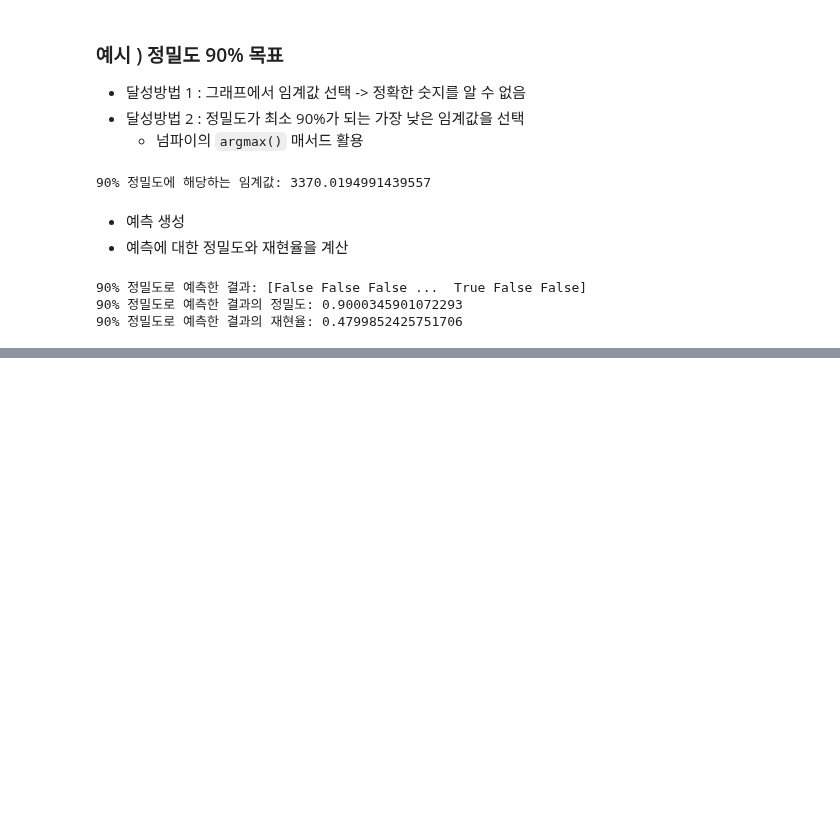
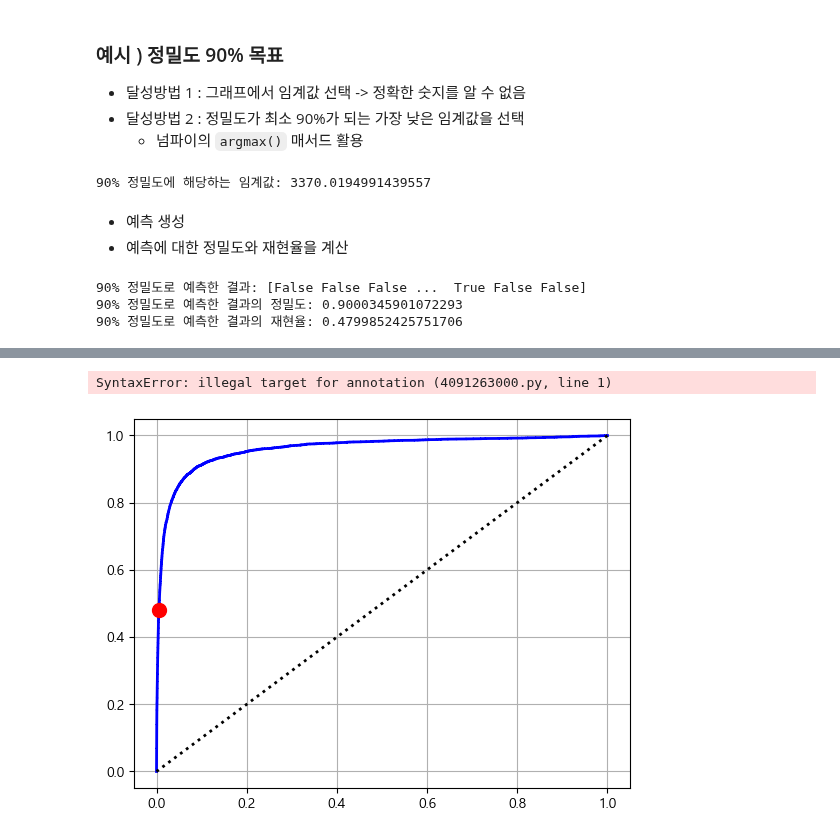
Before and after one commit to instar94/ml_tutorial, a Jupyter notebook: 06.Machine-Learning/handson/03_classification.ipynb, the cells around one changed output, grey strips where cells are left out. Drawn from its saved outputs; the diff is of its cells as text; code cells hidden in the pictures; blank space fills up the shorter version.

```diff
--- a/06.Machine-Learning/handson/03_classification.ipynb
+++ b/06.Machine-Learning/handson/03_classification.ipynb
@@ -337,0 +347,21 @@ print("90% 정밀도로 예측한 결과의 재현율:", recall_score(y_train_5,
+# %%
+- 점선 : 랜덤 분류기의 ROC 곡선
+- 좋은 분류기일 수록 점선(랜덤 분류기의 ROC 곡선)과 멀리 떨어 져있음
+# %% [output]
+SyntaxError: illegal target for annotation (4091263000.py, line 1)
+# %%
+from sklearn.metrics import roc_curve
+
+fpr, tpr, thresholds = roc_curve(y_train_5, y_scores)
+
+### ROC 곡선 그리기
+idx_for_threshold_at_90 = (thresholds <= threshold_90_precision).argmax()
+tpr_90, fpr_90 = tpr[idx_for_threshold_at_90], fpr[idx_for_threshold_at_90]
+
+plt.plot(fpr, tpr, "b-", linewidth=2, label="ROC 곡선")
+plt.plot([0, 1], [0, 1], "k:", linewidth=2, label="랜덤 분류기 ROC 곡선")
+plt.plot([fpr_90], [tpr_90], "ro", markersize=10, label="90% 정밀도 임계값")
+plt.grid()
+plt.show()
+# %% [output]
+[figure, added]
```
Also changed, not shown: parts of 46 cells of this notebook.
